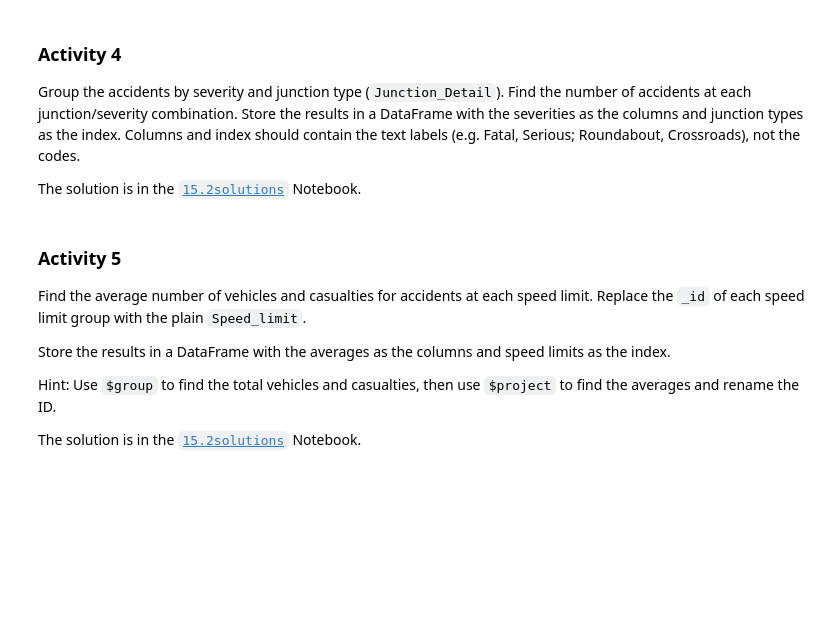
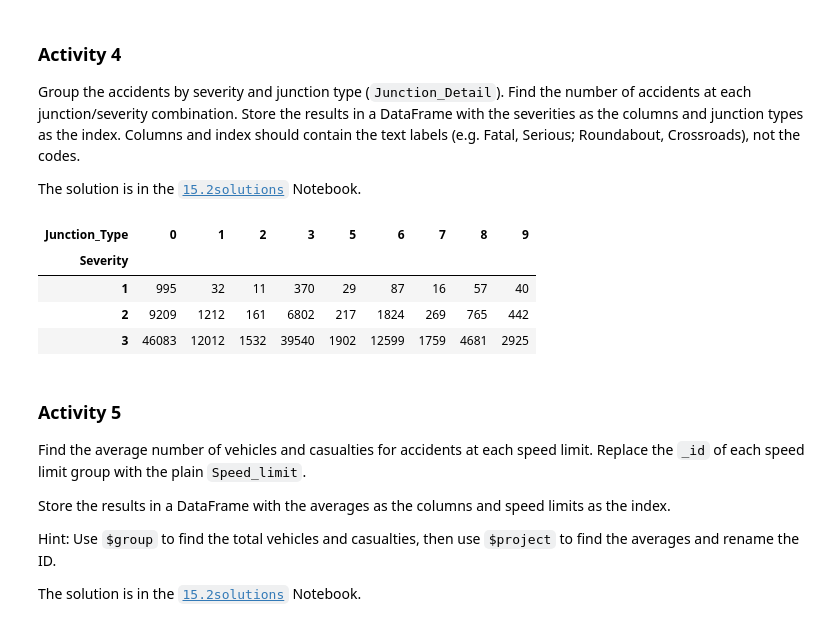
Before and after one commit to snowkuma/tm351-notebooks, a Jupyter notebook: p15/15.2 Aggregation pipeline.ipynb, the cells around one changed output. Cells and saved outputs as stored; diff of their text form; code cells hidden in the pictures; blank space fills up the shorter version.

```diff
--- a/p15/15.2 Aggregation pipeline.ipynb
+++ b/p15/15.2 Aggregation pipeline.ipynb
@@ -91,3 +226,17 @@ The solution is in the [`15.2solutions`](15.2solutions.ipynb) Notebook.
+# %%
+pipeline = [{'$group': {'_id': {'Severity': '$Accident_Severity',
+                               'Junction_Type': '$Junction_Detail'},
+                       'num_accidents': {'$sum': 1}}}]
+
+results = list(accidents.aggregate(pipeline))
+
+results_to_table(results, 'Severity', 'Junction_Type', 'num_accidents', fillna=0)
+# %% [output]
+| Junction_Type | 0 | 1 | 2 | 3 | 5 | 6 | 7 | 8 | 9 |
+| Severity |  |  |  |  |  |  |  |  |  |
+| 1 | 995 | 32 | 11 | 370 | 29 | 87 | 16 | 57 | 40 |
+| 2 | 9209 | 1212 | 161 | 6802 | 217 | 1824 | 269 | 765 | 442 |
+| 3 | 46083 | 12012 | 1532 | 39540 | 1902 | 12599 | 1759 | 4681 | 2925 |
 # %% [markdown]
 ### Activity 5
 Find the average number of vehicles and casualties for accidents at each speed limit. Replace the `_id` of each speed limit group with the plain `Speed_limit`.
```
Also changed, not shown: parts of 12 cells of this notebook, 1 other file.
